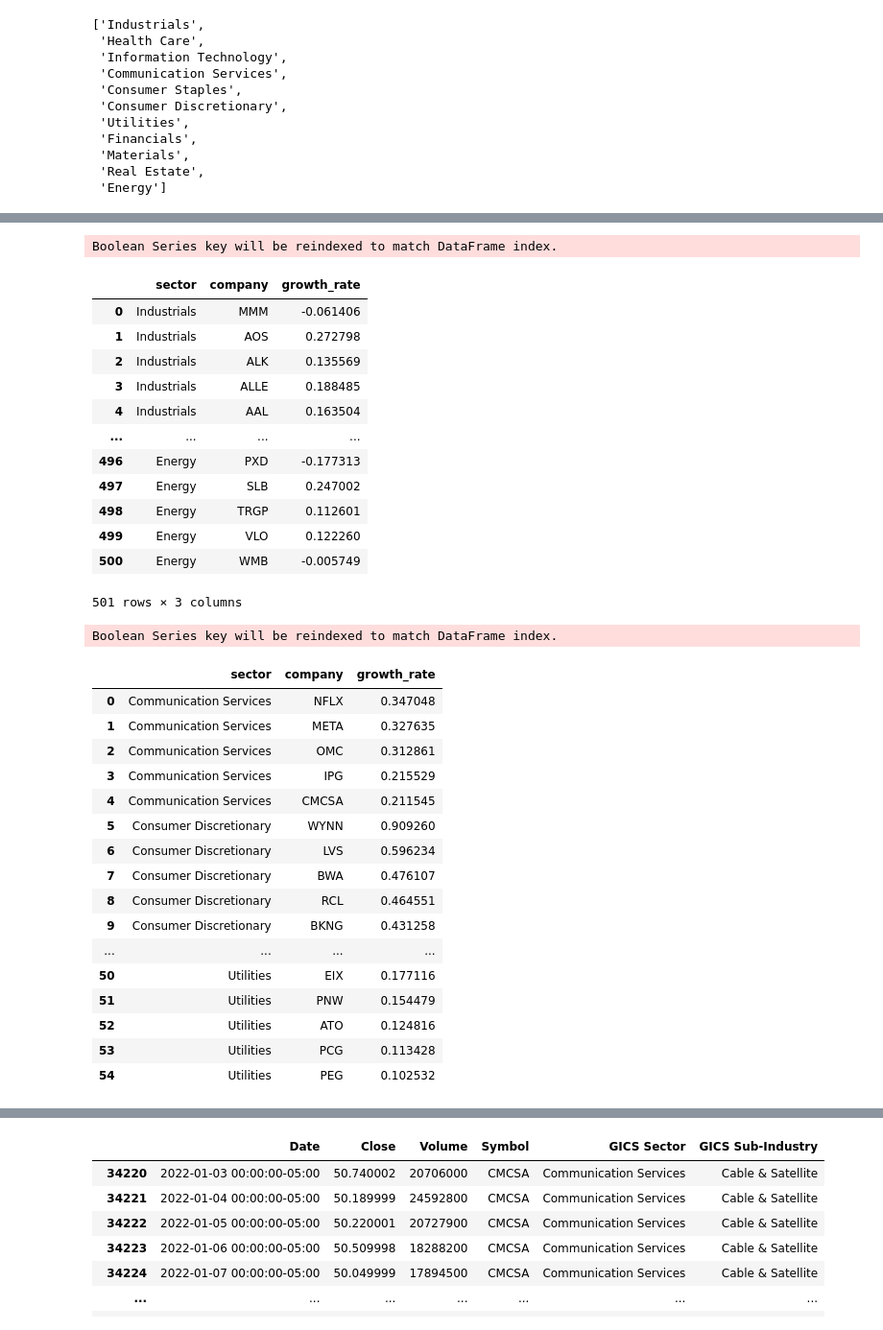
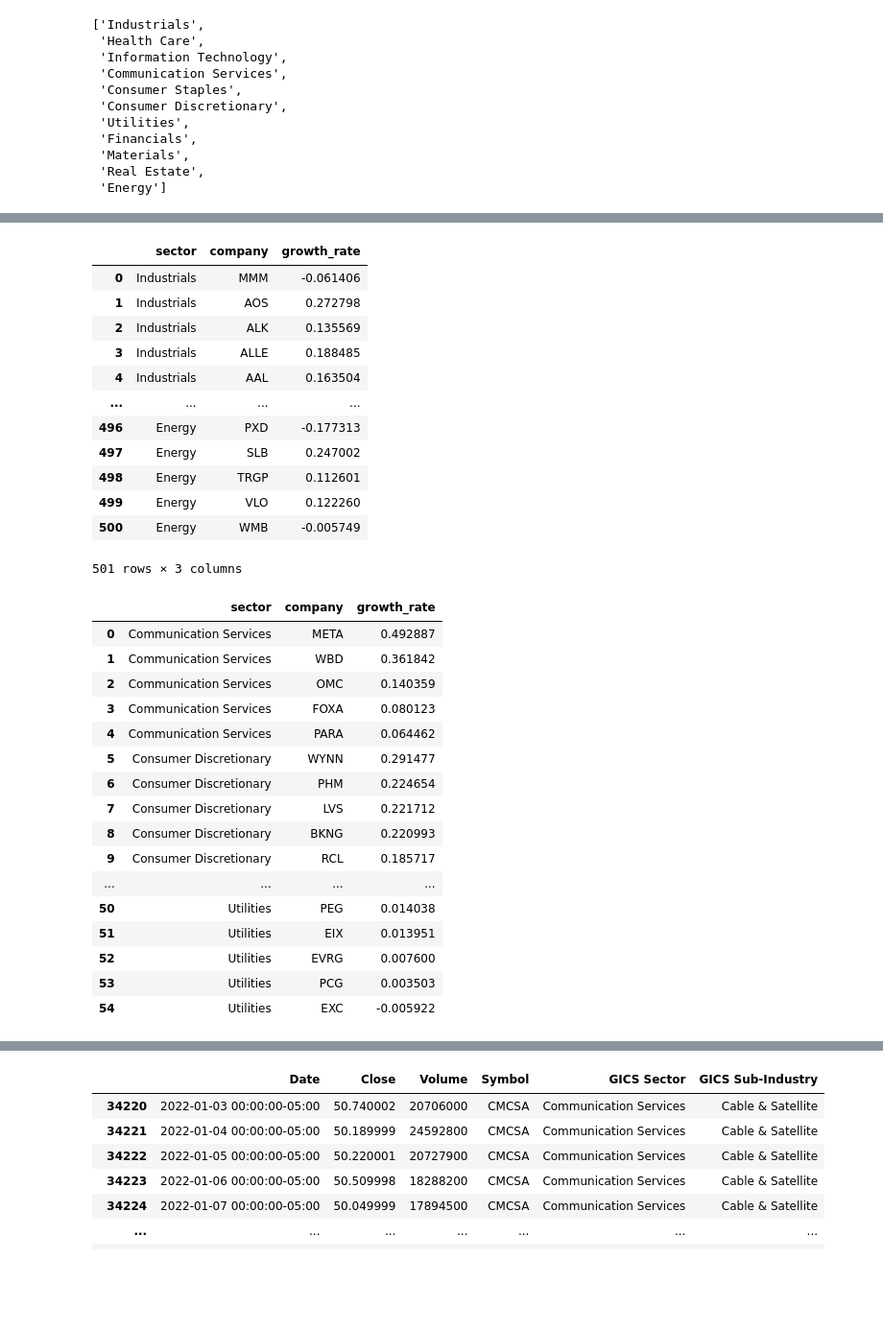
Before and after one commit to Amethyst1016/DATA551_Project, a Jupyter notebook: top5_trend_demo.ipynb, the cells around one changed output, grey strips where cells are left out. Shown at 96% size. Cells and saved outputs as stored; diff of their text form; code cells hidden in the pictures; blank space fills up the shorter version.

```diff
--- a/top5_trend_demo.ipynb
+++ b/top5_trend_demo.ipynb
@@ -56,0 +34,14 @@ def growth_rate_company(duration):
+# %%
+# Define a function to calculate the growth rate of each company (sector_symbol) in each sector (sector_name)
+def growth_rate_company(duration, df):
+    # duration: number of days to calculate the growth rate
+    # df: the dataframe to be used
+    df['Date'] = pd.to_datetime(df['Date'], utc=True)
+    end_date = df['Date'].max()
+    start_date = end_date - pd.DateOffset(days = duration)
+    dff = df[df['Date'].between(start_date, end_date)]
+
+    # Calculate the growth rate of each company in each sector
+    company_growth_rate = dff.groupby(['GICS Sector', 'Symbol']).apply(lambda x: (x['Close'].iloc[-1] - x['Close'].iloc[0])/x['Close'].iloc[0]).reset_index(name='Growth Rate')
+
+    return company_growth_rate
@@ -57,43 +64,41 @@ def growth_rate_company(duration):
 # %%
 growth_rate_company(90)
 # %% [output]
+|  | sector | company | growth_rate |
+| 0 | Industrials | MMM | -0.061406 |
+| 1 | Industrials | AOS | 0.272798 |
+| 2 | Industrials | ALK | 0.135569 |
+| 3 | Industrials | ALLE | 0.188485 |
+| 4 | Industrials | AAL | 0.163504 |
+| ... | ... | ... | ... |
+| 496 | Energy | PXD | -0.177313 |
+| 497 | Energy | SLB | 0.247002 |
+| 498 | Energy | TRGP | 0.112601 |
+| 499 | Energy | VLO | 0.122260 |
+| 500 | Energy | WMB | -0.005749 |
-Boolean Series key will be reindexed to match DataFrame index.
+501 rows × 3 columns
-|  | sector | company | growth_rate |
-| 0 | Industrials | MMM | -0.061406 |
-| 1 | Industrials | AOS | 0.272798 |
-| 2 | Industrials | ALK | 0.135569 |
-| 3 | Industrials | ALLE | 0.188485 |
-| 4 | Industrials | AAL | 0.163504 |
-| ... | ... | ... | ... |
-| 496 | Energy | PXD | -0.177313 |
-| 497 | Energy | SLB | 0.247002 |
-| 498 | Energy | TRGP | 0.112601 |
-| 499 | Energy | VLO | 0.122260 |
-| 500 | Energy | WMB | -0.005749 |
-501 rows × 3 columns
 # %%
-company_growth_rate = growth_rate_company(90)
+company_growth_rate = growth_rate_company(90, df)
 
 # Filter the top 5 companies in each sector
 top_5 = company_growth_rate.groupby('sector').apply(lambda x: x.nlargest(5, 'growth_rate'))
 top_5 = top_5.reset_index(drop=True)
 top_5
 # %% [output]
-Boolean Series key will be reindexed to match DataFrame index.
 |  | sector | company | growth_rate |
-| 0 | Communication Services | NFLX | 0.347048 |
-| 1 | Communication Services | META | 0.327635 |
-| 2 | Communication Services | OMC | 0.312861 |
-| 3 | Communication Services | IPG | 0.215529 |
-| 4 | Communication Services | CMCSA | 0.211545 |
-| 5 | Consumer Discretionary | WYNN | 0.909260 |
-| 6 | Consumer Discretionary | LVS | 0.596234 |
-| 7 | Consumer Discretionary | BWA | 0.476107 |
-| 8 | Consumer Discretionary | RCL | 0.464551 |
-| 9 | Consumer Discretionary | BKNG | 0.431258 |
+| 0 | Communication Services | META | 0.492887 |
+| 1 | Communication Services | WBD | 0.361842 |
+| 2 | Communication Services | OMC | 0.140359 |
+| 3 | Communication Services | FOXA | 0.080123 |
+| 4 | Communication Services | PARA | 0.064462 |
+| 5 | Consumer Discretionary | WYNN | 0.291477 |
+| 6 | Consumer Discretionary | PHM | 0.224654 |
+| 7 | Consumer Discretionary | LVS | 0.221712 |
+| 8 | Consumer Discretionary | BKNG | 0.220993 |
+| 9 | Consumer Discretionary | RCL | 0.185717 |
 | ... | ... | ... | ... |
-| 50 | Utilities | EIX | 0.177116 |
-| 51 | Utilities | PNW | 0.154479 |
-| 52 | Utilities | ATO | 0.124816 |
-| 53 | Utilities | PCG | 0.113428 |
-| 54 | Utilities | PEG | 0.102532 |
+| 50 | Utilities | PEG | 0.014038 |
+| 51 | Utilities | EIX | 0.013951 |
+| 52 | Utilities | EVRG | 0.007600 |
+| 53 | Utilities | PCG | 0.003503 |
+| 54 | Utilities | EXC | -0.005922 |
```
Also changed, not shown: parts of 11 cells of this notebook, 2 other files.
